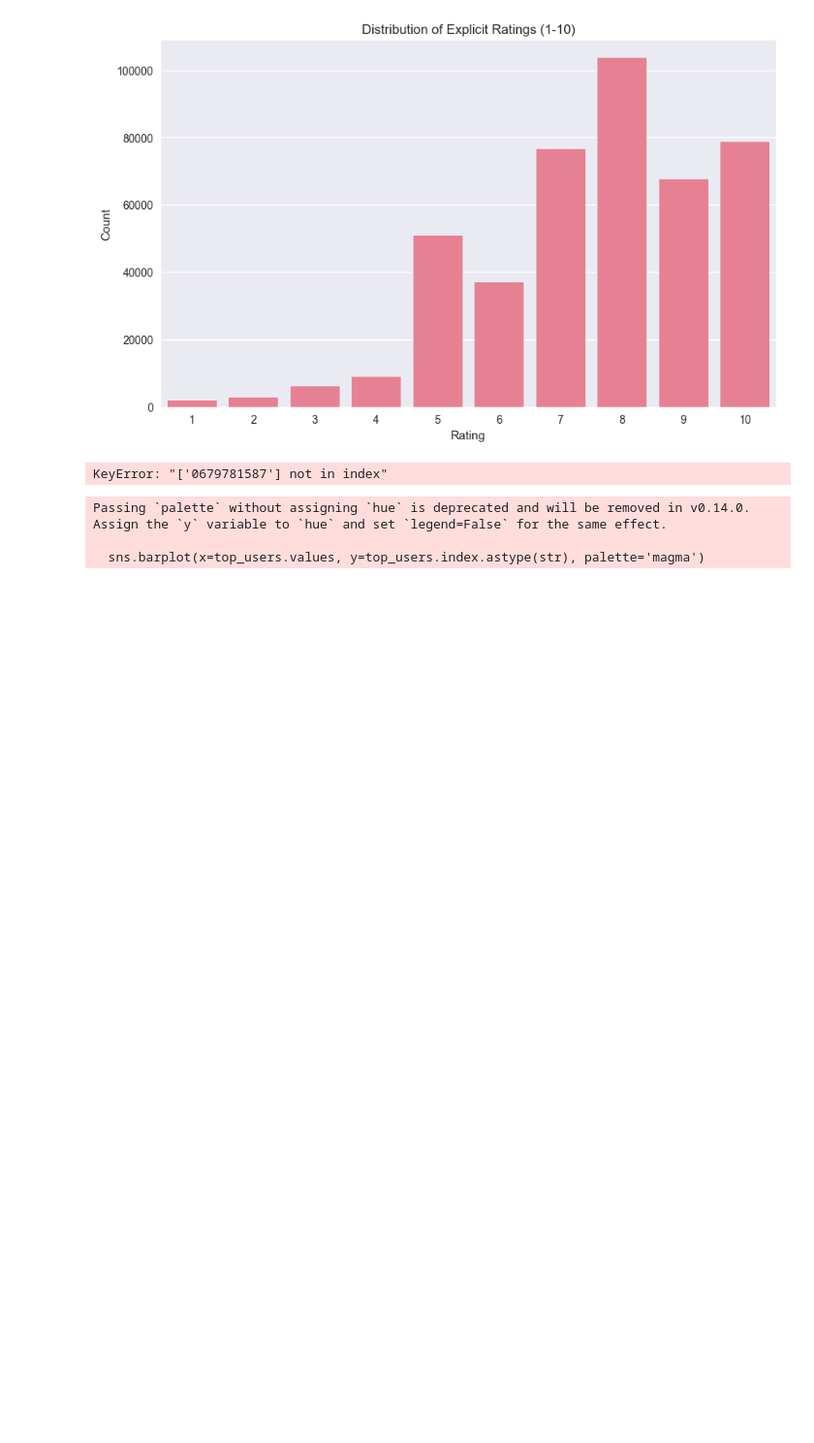
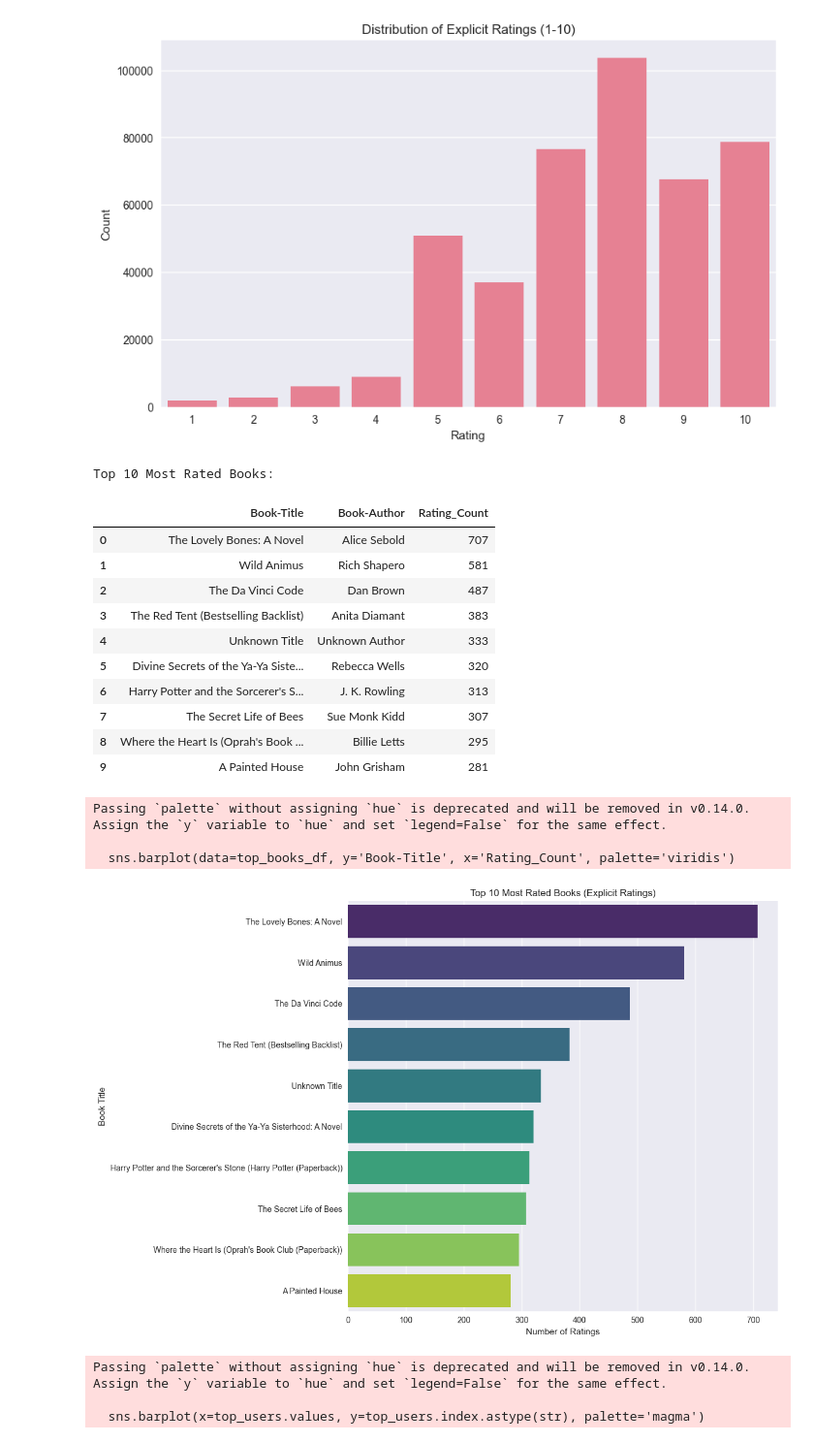
Before and after one commit to Ghionab/ML-project, a Jupyter notebook: Data_Exploration.ipynb, the cells around one changed output. Shown at 97% size. Saved outputs shown, nothing was run; the diff lists cells and outputs as text; code cells hidden in the pictures; blank space fills up the shorter version.

```diff
--- a/Data_Exploration.ipynb
+++ b/Data_Exploration.ipynb
@@ -158,22 +158,60 @@ plt.show()
 [figure]
 [figure]
 # %%
-# Top 10 Most Rated Books
+# Top 10 Most Rated Books (Safe Version - Handles Missing Metadata)
+
+# Get top 10 ISBNs from explicit ratings
 book_ratings_count = ratings[ratings['Book-Rating'] > 0]['ISBN'].value_counts().head(10)
-top_books = books[books['ISBN'].isin(book_ratings_count.index)].set_index('ISBN').loc[book_ratings_count.index]
-top_books['Rating_Count'] = book_ratings_count.values
 
+# Create a DataFrame with the top ISBNs and their counts
+top_books_df = pd.DataFrame({
+    'ISBN': book_ratings_count.index,
+    'Rating_Count': book_ratings_count.values
+})
+
+# Merge with books metadata (left join to keep all top ISBNs)
+top_books_df = top_books_df.merge(
+    books[['ISBN', 'Book-Title', 'Book-Author']],
+    on='ISBN',
+    how='left'
+)
+
+# Fill missing titles/authors
+top_books_df['Book-Title'] = top_books_df['Book-Title'].fillna('Unknown Title')
+top_books_df['Book-Author'] = top_books_df['Book-Author'].fillna('Unknown Author')
+
+# Sort by rating count for consistent order
+top_books_df = top_books_df.sort_values('Rating_Count', ascending=False)
+
+# Display table
+print("Top 10 Most Rated Books:")
+display(top_books_df[['Book-Title', 'Book-Author', 'Rating_Count']])
+
+# Plot
 plt.figure(figsize=(12, 8))
-sns.barplot(data=top_books.reset_index(), y='Book-Title', x='Rating_Count', palette='viridis')
+sns.barplot(data=top_books_df, y='Book-Title', x='Rating_Count', palette='viridis')
 plt.title('Top 10 Most Rated Books (Explicit Ratings)')
 plt.xlabel('Number of Ratings')
 plt.ylabel('Book Title')
 plt.tight_layout()
 plt.show()
-
-display(top_books[['Book-Title', 'Book-Author', 'Rating_Count']])
 # %% [output]
-KeyError: "['0679781587'] not in index"
+Top 10 Most Rated Books:
+|  | Book-Title | Book-Author | Rating_Count |
+| 0 | The Lovely Bones: A Novel | Alice Sebold | 707 |
+| 1 | Wild Animus | Rich Shapero | 581 |
+| 2 | The Da Vinci Code | Dan Brown | 487 |
+| 3 | The Red Tent (Bestselling Backlist) | Anita Diamant | 383 |
+| 4 | Unknown Title | Unknown Author | 333 |
+| 5 | Divine Secrets of the Ya-Ya Siste... | Rebecca Wells | 320 |
+| 6 | Harry Potter and the Sorcerer's S... | J. K. Rowling | 313 |
+| 7 | The Secret Life of Bees | Sue Monk Kidd | 307 |
+| 8 | Where the Heart Is (Oprah's Book ... | Billie Letts | 295 |
+| 9 | A Painted House | John Grisham | 281 |
+Passing `palette` without assigning `hue` is deprecated and will be removed in v0.14.0. Assign the `y` variable to `hue` and set `legend=False` for the same effect.
+
+  sns.barplot(data=top_books_df, y='Book-Title', x='Rating_Count', palette='viridis')
+[figure, added]
 # %%
 # Top 10 Most Active Users
 top_users = ratings['User-ID'].value_counts().head(10)
```
Also changed, not shown: parts of 3 cells of this notebook.
